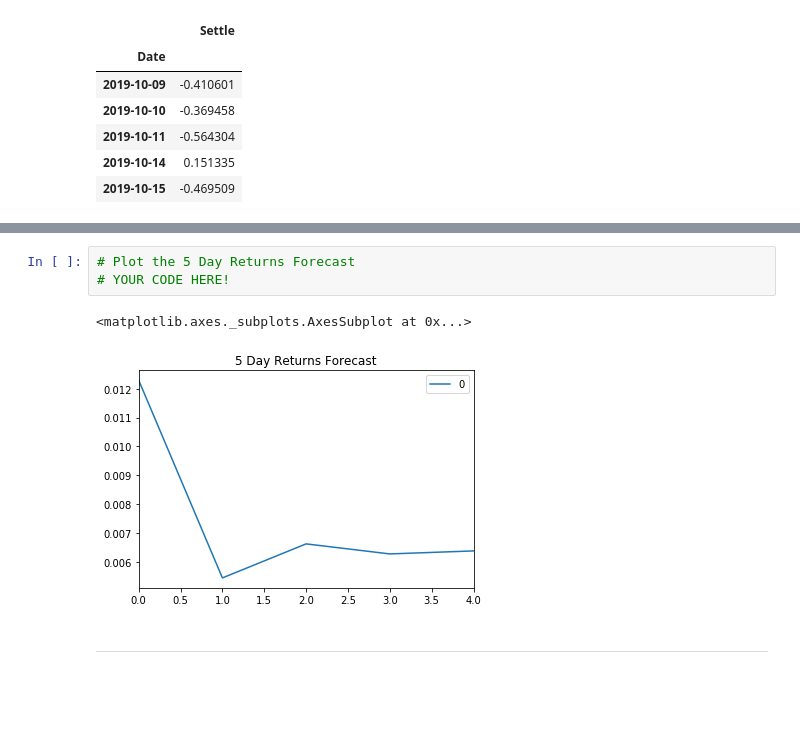
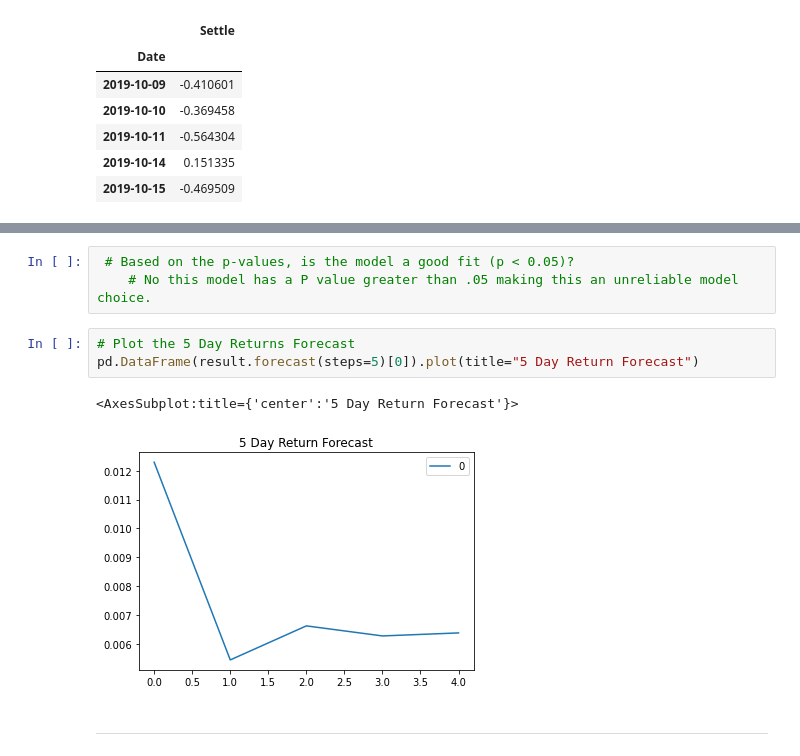
Before and after one commit to bredakyl94/Time_Series, a Jupyter notebook: time_series_analysis.ipynb, the cells around one changed output, grey strips where cells are left out. Saved outputs shown, nothing was run; the diff lists cells and outputs as text; blank space fills up the shorter version.

```diff
--- a/time_series_analysis.ipynb
+++ b/time_series_analysis.ipynb
@@ -144,9 +142,12 @@ Roots
+# %%
+ # Based on the p-values, is the model a good fit (p < 0.05)?
+    # No this model has a P value greater than .05 making this an unreliable model choice.
 # %%
 # Plot the 5 Day Returns Forecast
-# YOUR CODE HERE!
+pd.DataFrame(result.forecast(steps=5)[0]).plot(title="5 Day Return Forecast")
 # %% [output]
-<matplotlib.axes._subplots.AxesSubplot at 0x...>
+<AxesSubplot:title={'center':'5 Day Return Forecast'}>
-[figure, old version]
+[figure, new version]
 # %% [markdown]
 ---
 # %% [markdown]
```
Also changed, not shown: parts of 19 cells of this notebook.
